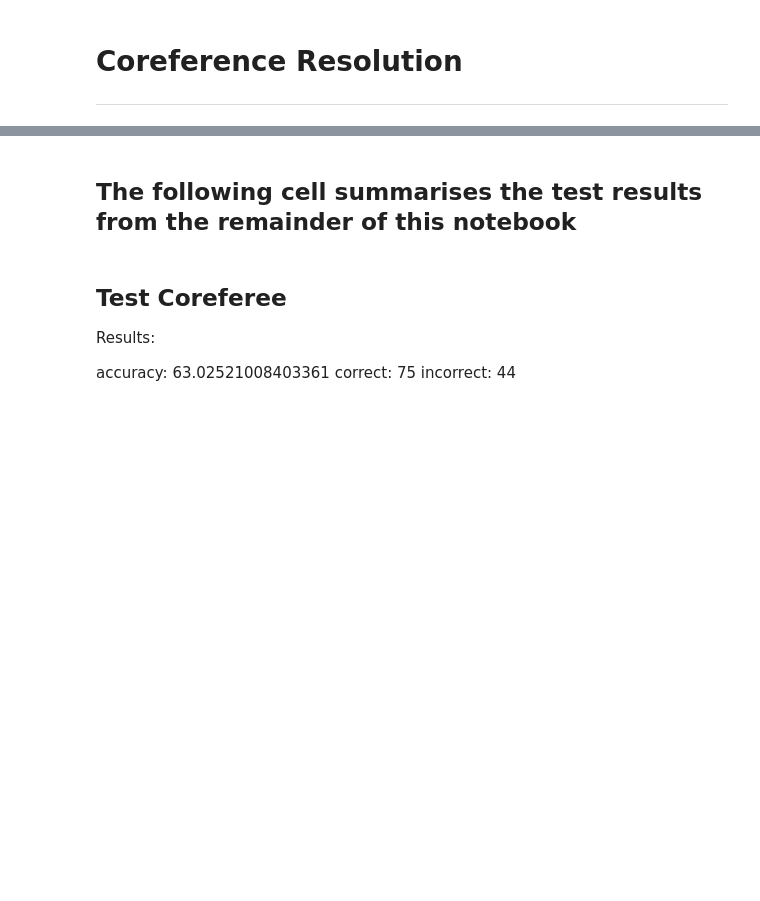
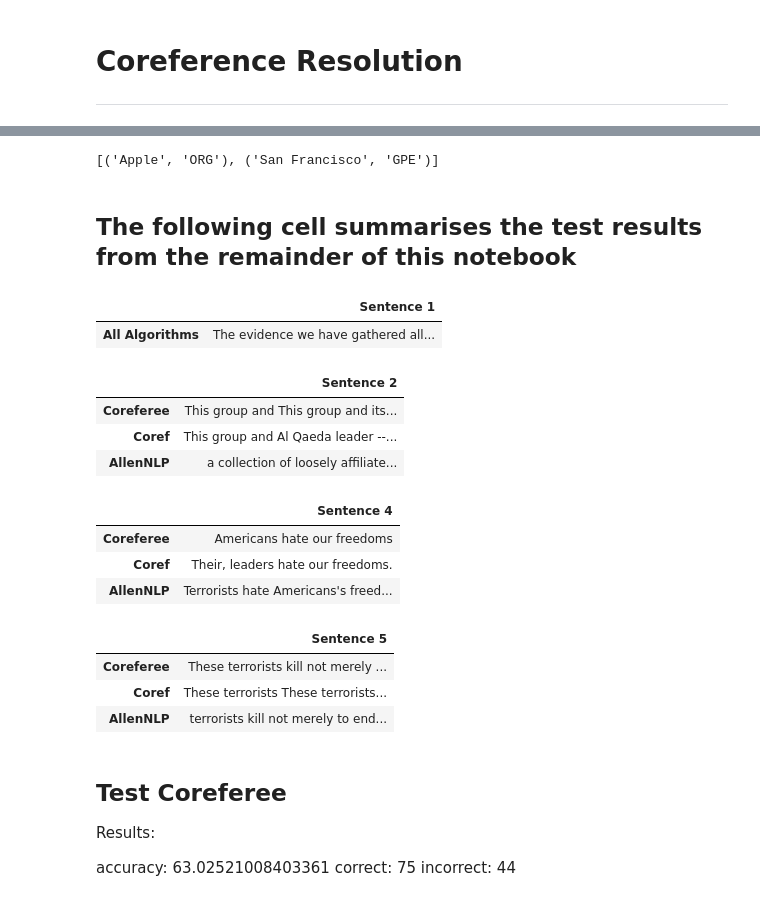
Before and after one commit to Fourthought/Hostile-Narrative-Analysis, a Jupyter notebook: Obj 1 - pre-processing/Experiment 1.7 - Coreference resolution/Coreference Resolution.ipynb, the cells around one changed output, grey strips where cells are left out. Saved outputs shown, nothing was run; the diff lists cells and outputs as text; code cells hidden in the pictures; blank space fills up the shorter version.

```diff
--- a/Obj 1 - pre-processing/Experiment 1.7 - Coreference resolution/Coreference Resolution.ipynb
+++ b/Obj 1 - pre-processing/Experiment 1.7 - Coreference resolution/Coreference Resolution.ipynb
@@ -41,37 +73,77 @@ Thank you.
+# %%
+nlp = spacy.blank("en")
+ruler = nlp.add_pipe("span_ruler")
+patterns = [{"label": "ORG", "pattern": "Apple"},
+            {"label": "GPE", "pattern": [{"LOWER": "san"}, {"LOWER": "francisco"}]}]
+ruler.add_patterns(patterns)
+doc = nlp("Apple is opening its first big office in San Francisco.")
+print([(span.text, span.label_) for span in doc.spans["ruler"]])
+# %% [output]
+[('Apple', 'ORG'), ('San Francisco', 'GPE')]
 # %% [markdown]
 ## The following cell summarises the test results from the remainder of this notebook
 # %%
 import pandas as pd
+import dataframe_image as dfi
+
 pd.set_option('display.max_colwidth', 0)
 
 results = {
     "Sentence 1":
     {
-        "Coreferee": "The evidence we have gathered all points to a collection of loosely affiliated terrorist organizations known as al Qaeda.",
-        "Coref": "The evidence we have gathered all points to a collection of loosely affiliated terrorist organizations known as al Qaeda.",
-        "AllenNLP": "The evidence we have gathered all points to a collection of loosely affiliated terrorist organizations known as al Qaeda."
+        "All Algorithms": "The evidence we have gathered all points to a collection of loosely affiliated terrorist organizations known as al Qaeda.",
     },
     "Sentence 2":
     {
         "Coreferee": "This group and This group and its leader -- a person named Usama bin Laden -- leader -- a person named Usama bin Laden -- are linked to many other organizations in different countries , including the Egyptian Islamic Jihad and the Islamic Movement of Uzbekistan",
         "Coref": "This group and Al Qaeda leader -- a person named Usama bin Laden -- are linked to many other organizations in different countries , including the Egyptian Islamic Jihad and the Islamic Movement of Uzbekistan",
         "AllenNLP": "a collection of loosely affiliated terrorist organizations known as al Qaeda and a collection of loosely affiliated terrorist organizations known as al Qaeda's leader -- a person named Usama bin Laden -- are linked to many other organizations in different countries, including the Egyptian Islamic Jihad and the Islamic Movement of Uzbekistan."
+    },
+
+    "Sentence 4":
+    {
+        "Coreferee": "Americans hate our freedoms",
+        "Coref": "Their, leaders hate our freedoms.",
+        "AllenNLP": "Terrorists hate Americans's freedoms."
+    },
+    "Sentence 5":
+    {
+        "Coreferee": "These terrorists kill not merely to end lives , but to disrupt and end a way of life.",
+        "Coref": "These terrorists These terrorists kill not merely to end lives , but to disrupt and end a way of life.",
+        "AllenNLP": "terrorists kill not merely to end lives, but to disrupt and end a way of life."
     }
+
 }
 
-heading_properties = [('font-size', '18px')]
+heading_properties = [('font-size', '16px')]
 
-cell_properties = [('font-size', '16px')]
+cell_properties = [('font-size', '14px')]
 
 for key, result in results.items():
 
     df = pd.DataFrame(result, index = [key]).T
 
     dfStyler = df.style.set_properties(**{'text-align': 'left'})
     dfStyler.set_table_styles([dict(selector='th', props=[('text-align', 'left')])])
-    dfStyler.set_table_attributes('style="font-size: 25px"')
+    dfStyler.set_table_attributes('style="font-size: 20px"')
 
     display(dfStyler)
+#     dfi.export(dfStyler, 'corefs.png')
+# %% [output]
+|  | Sentence 1 |
+| All Algorithms | The evidence we have gathered all... |
+|  | Sentence 2 |
+| Coreferee | This group and This group and its... |
+| Coref | This group and Al Qaeda leader --... |
+| AllenNLP | a collection of loosely affiliate... |
+|  | Sentence 4 |
+| Coreferee | Americans hate our freedoms |
+| Coref | Their, leaders hate our freedoms. |
+| AllenNLP | Terrorists hate Americans's freed... |
+|  | Sentence 5 |
+| Coreferee | These terrorists kill not merely ... |
+| Coref | These terrorists These terrorists... |
+| AllenNLP | terrorists kill not merely to end... |
 # %% [markdown]
 ## Test Coreferee
 
```
Also changed, not shown: parts of 2 cells of this notebook, 12 other files.
